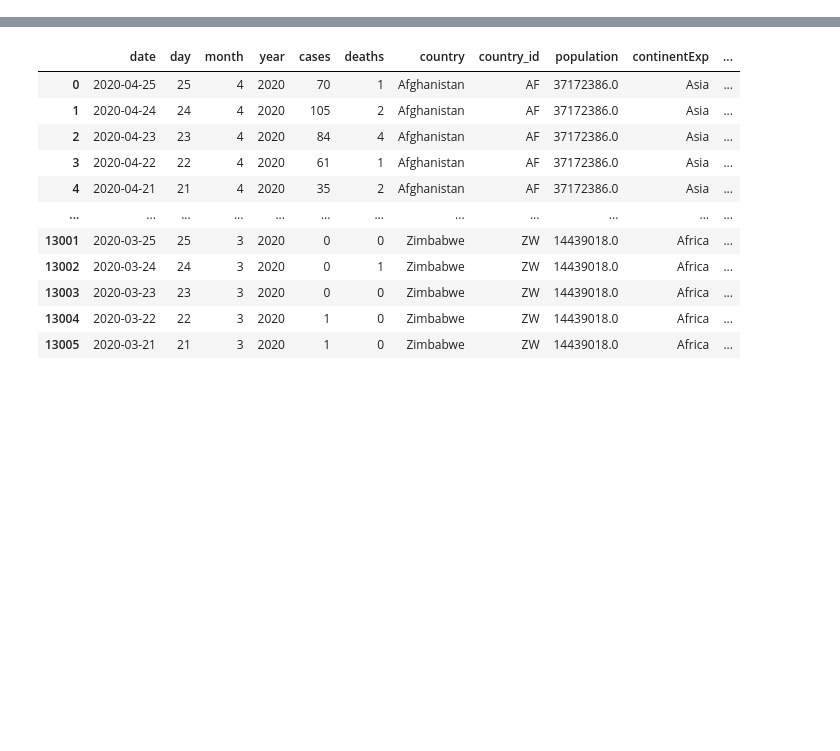
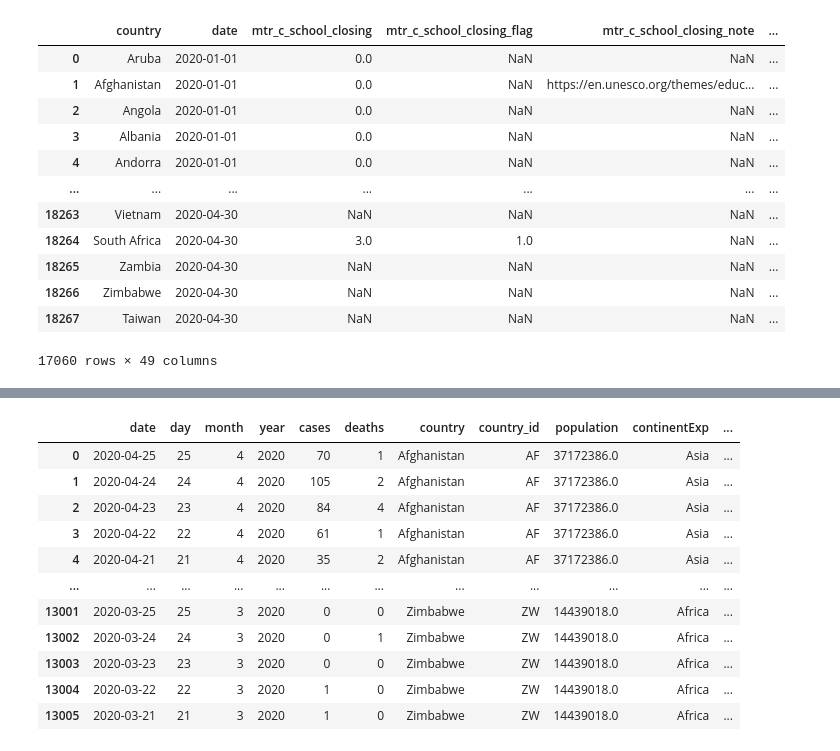
Before and after one commit to silverfield/corona-vis, a Jupyter notebook: nbs/process.ipynb, the cells around one changed output, grey strips where cells are left out. Cells and saved outputs as stored; diff of their text form; code cells hidden in the pictures; blank space fills up the shorter version.

```diff
--- a/nbs/process.ipynb
+++ b/nbs/process.ipynb
@@ -18,0 +40,59 @@ covid_df = procdata.get_covid_df()
+# %%
+def get_stringency_df(covid_df):
+    df = pd.read_csv('https://oxcgrtportal.azurewebsites.net/api/CSVDownload')
+
+    df = consolidate_country_col(df, 'CountryName', 'CountryCode', covid_df)
+
+    df['Date'] = df['Date'].astype('str').apply(lambda x: f'{x[:4]}-{x[4:6]}-{x[6:]}')
+
+    for c in [
+        'LegacyStringencyIndex',
+        'LegacyStringencyIndexForDisplay',
+        'ConfirmedCases',
+        'ConfirmedDeaths'
+    ]:
+        del df[c]
+
+    df = df.rename(columns={
+        'StringencyIndex': 'stringency',
+        'StringencyIndexForDisplay': 'stringency_disp'
+    })
+
+    df.columns = [c.lower() for c in df.columns]
+
+    for letter in ['c', 'e', 'h', 'm']:
+        for i in range(1, 100):
+            cols = [c for c in df.columns if f'{letter}{i}_' in c]
+            if len(cols) == 0:
+                continue
+
+            name = '_'.join(cols[0].split('_')[1].split(' '))
+            name_flag = f'{name}_flag'
+            name_notes = f'{name}_note'
+
+            new_names = [f'mtr_{letter}_{c}' for c in [name, name_flag, name_notes]]
+
+            df = df.rename(columns={
+                cols[i]: new_names[i] for i in range(len(cols))
+            })
+
+    df['stringency'] = df['stringency']/100
+    df['stringency_disp'] = df['stringency_disp']/100
+
+    return df
+# %%
+get_stringency_df(covid_df)
+# %% [output]
+|  | country | date | mtr_c_school_closing | mtr_c_school_closing_flag | mtr_c_school_closing_note | ... |
+| 0 | Aruba | 2020-01-01 | 0.0 | NaN | NaN | ... |
+| 1 | Afghanistan | 2020-01-01 | 0.0 | NaN | https://en.unesco.org/themes/educ... | ... |
+| 2 | Angola | 2020-01-01 | 0.0 | NaN | NaN | ... |
+| 3 | Albania | 2020-01-01 | 0.0 | NaN | NaN | ... |
+| 4 | Andorra | 2020-01-01 | 0.0 | NaN | NaN | ... |
+| ... | ... | ... | ... | ... | ... | ... |
+| 18263 | Vietnam | 2020-04-30 | NaN | NaN | NaN | ... |
+| 18264 | South Africa | 2020-04-30 | 3.0 | 1.0 | NaN | ... |
+| 18265 | Zambia | 2020-04-30 | NaN | NaN | NaN | ... |
+| 18266 | Zimbabwe | 2020-04-30 | NaN | NaN | NaN | ... |
+| 18267 | Taiwan | 2020-04-30 | NaN | NaN | NaN | ... |
+17060 rows × 49 columns
```
Also changed, not shown: parts of 5 cells of this notebook, 15 other files.
